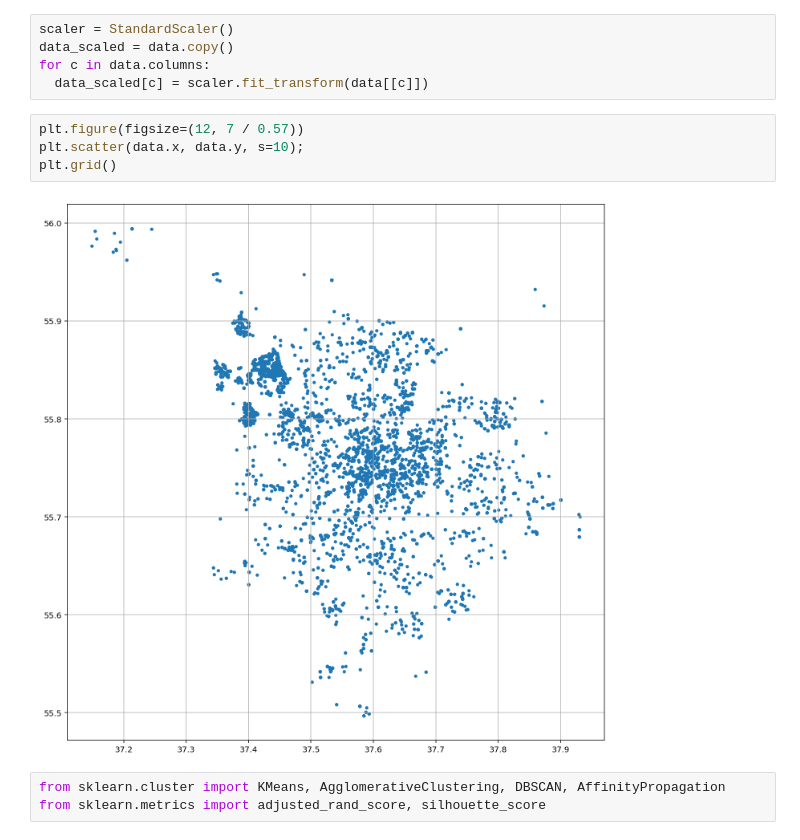
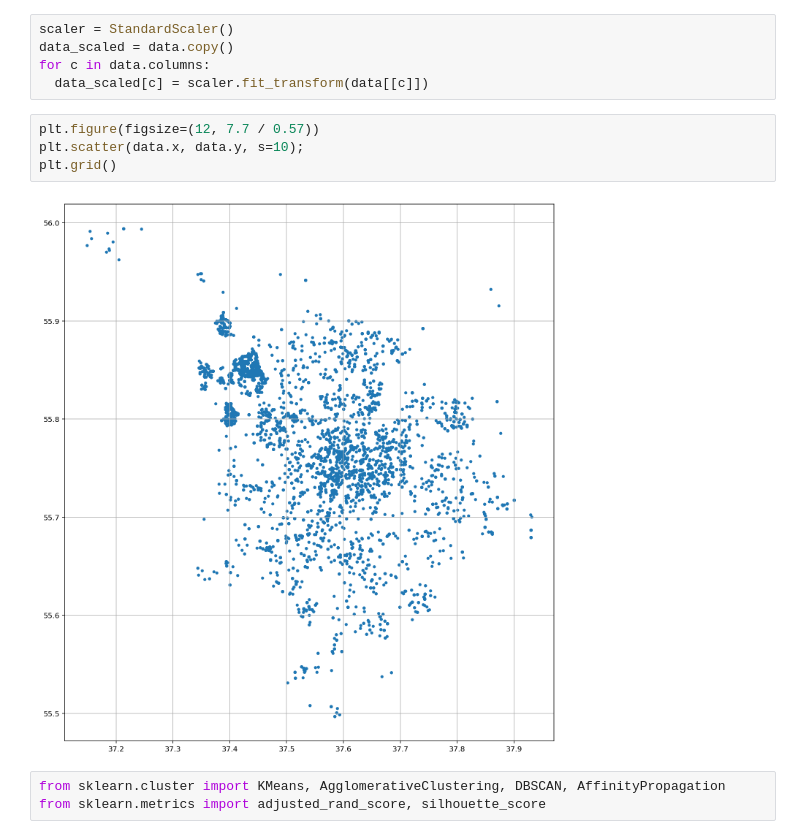
Before and after one commit to gsbelarus/python, a Jupyter notebook: Dz6/Dz6.ipynb, the cells around one changed output. Drawn from its saved outputs; the diff is of its cells as text.

```diff
--- a/Dz6/Dz6.ipynb
+++ b/Dz6/Dz6.ipynb
@@ -25,11 +40,11 @@ data_scaled = data.copy()
 for c in data.columns:
   data_scaled[c] = scaler.fit_transform(data[[c]])
 # %%
-plt.figure(figsize=(12, 7 / 0.57))
+plt.figure(figsize=(12, 7.7 / 0.57))
 plt.scatter(data.x, data.y, s=10);
 plt.grid()
 # %% [output]
-[figure, old version]
+[figure, new version]
 # %%
 from sklearn.cluster import KMeans, AgglomerativeClustering, DBSCAN, AffinityPropagation
 from sklearn.metrics import adjusted_rand_score, silhouette_score
```
Also changed, not shown: parts of 5 cells of this notebook.
